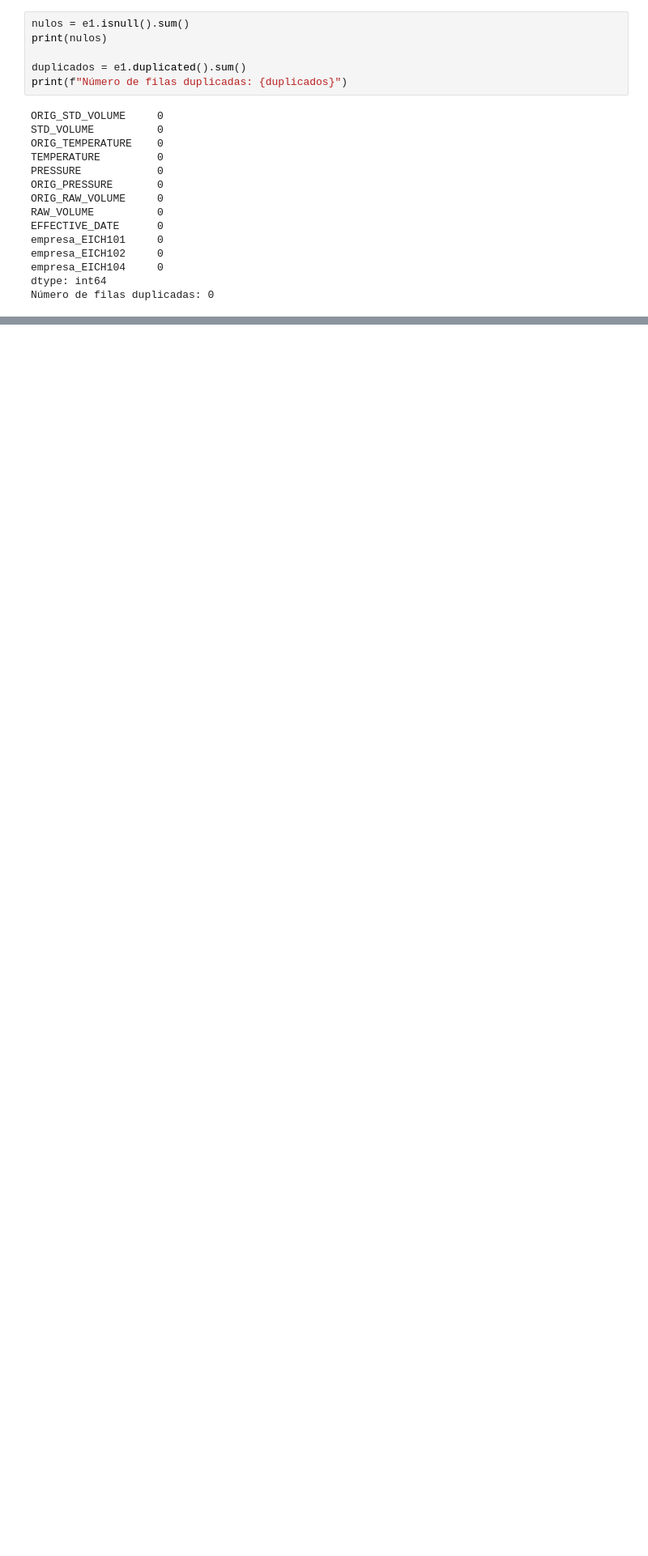
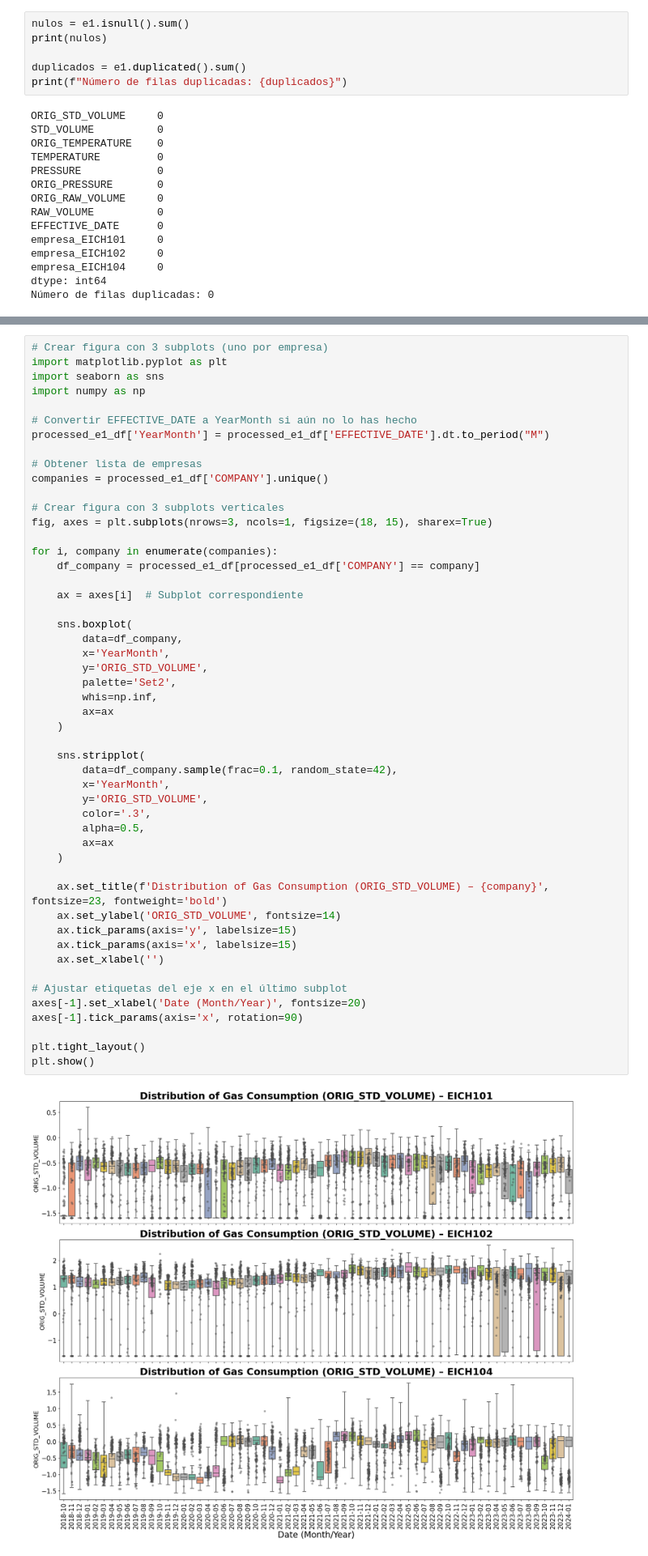
Before and after one commit to luna-as18/ProyectoGradoGEB, a Jupyter notebook: modelo_3_empresas/analisis_general_variables.ipynb, the cells around one changed output, grey strips where cells are left out. Shown at 81% size. Drawn from its saved outputs; the diff is of its cells as text; blank space fills up the shorter version.

```diff
--- a/modelo_3_empresas/analisis_general_variables.ipynb
+++ b/modelo_3_empresas/analisis_general_variables.ipynb
@@ -109,0 +168,52 @@ plt.show()
+# %%
+# Crear figura con 3 subplots (uno por empresa)
+import matplotlib.pyplot as plt
+import seaborn as sns
+import numpy as np
+
+# Convertir EFFECTIVE_DATE a YearMonth si aún no lo has hecho
+processed_e1_df['YearMonth'] = processed_e1_df['EFFECTIVE_DATE'].dt.to_period("M")
+
+# Obtener lista de empresas
+companies = processed_e1_df['COMPANY'].unique()
+
+# Crear figura con 3 subplots verticales
+fig, axes = plt.subplots(nrows=3, ncols=1, figsize=(18, 15), sharex=True)
+
+for i, company in enumerate(companies):
+    df_company = processed_e1_df[processed_e1_df['COMPANY'] == company]
+
+    ax = axes[i]  # Subplot correspondiente
+
+    sns.boxplot(
+        data=df_company,
+        x='YearMonth',
+        y='ORIG_STD_VOLUME',
+        palette='Set2',
+        whis=np.inf,
+        ax=ax
+    )
+
+    sns.stripplot(
+        data=df_company.sample(frac=0.1, random_state=42),
+        x='YearMonth',
+        y='ORIG_STD_VOLUME',
+        color='.3',
+        alpha=0.5,
+        ax=ax
+    )
+
+    ax.set_title(f'Distribution of Gas Consumption (ORIG_STD_VOLUME) – {company}', fontsize=23, fontweight='bold')
+    ax.set_ylabel('ORIG_STD_VOLUME', fontsize=14)
+    ax.tick_params(axis='y', labelsize=15)
+    ax.tick_params(axis='x', labelsize=15)
+    ax.set_xlabel('')
+
+# Ajustar etiquetas del eje x en el último subplot
+axes[-1].set_xlabel('Date (Month/Year)', fontsize=20)
+axes[-1].tick_params(axis='x', rotation=90)
+
+plt.tight_layout()
+plt.show()
+# %% [output]
+[figure, added]
```
Also changed, not shown: parts of 3 cells of this notebook.
